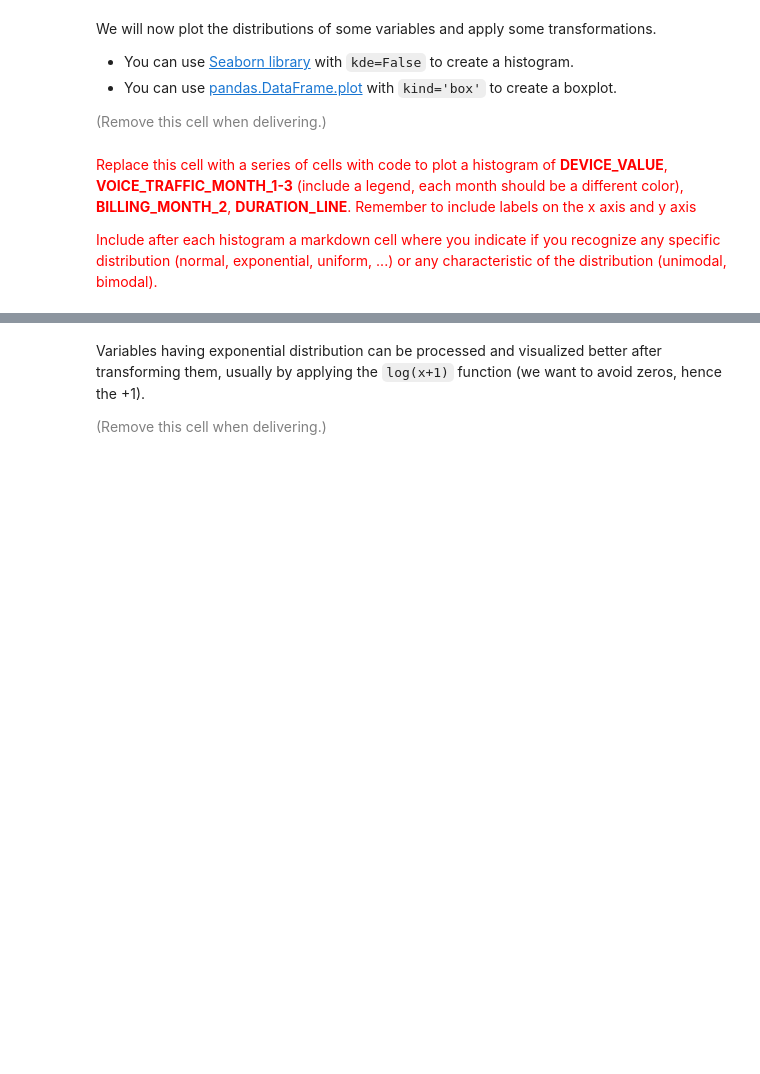
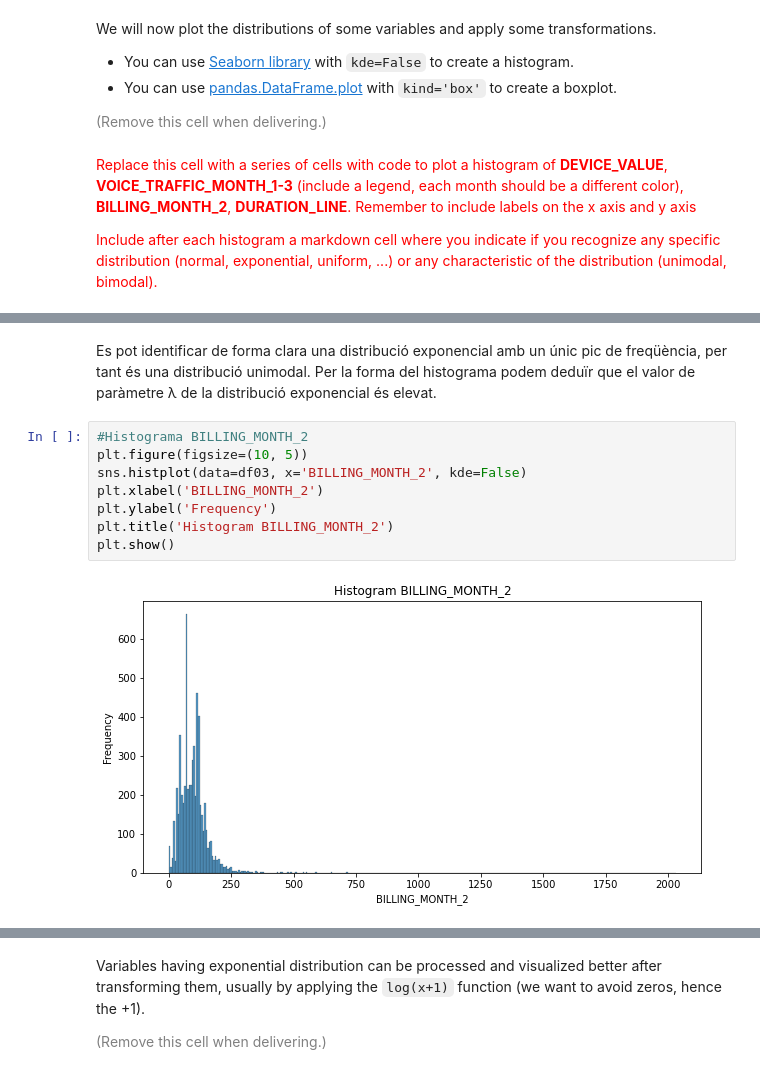
Before and after one commit to BernatQuintilla/data-mining-course, a Jupyter notebook: practicum/ps01_02/ps01_02_data_preparation.ipynb, the cells around one changed output, grey strips where cells are left out. Saved outputs shown, nothing was run; the diff lists cells and outputs as text; blank space fills up the shorter version.

```diff
--- a/practicum/ps01_02/ps01_02_data_preparation.ipynb
+++ b/practicum/ps01_02/ps01_02_data_preparation.ipynb
@@ -337,0 +407,12 @@ We will now plot the distributions of some variables and apply some transformati
+# %% [markdown]
+Es pot identificar de forma clara una distribució exponencial amb un únic pic de freqüència, per tant és una distribució unimodal. Per la forma del histograma podem deduïr que el valor de paràmetre &lambda; de la distribució exponencial és elevat.
+# %%
+#Histograma BILLING_MONTH_2
+plt.figure(figsize=(10, 5))
+sns.histplot(data=df03, x='BILLING_MONTH_2', kde=False)
+plt.xlabel('BILLING_MONTH_2')
+plt.ylabel('Frequency')
+plt.title('Histogram BILLING_MONTH_2')
+plt.show()
+# %% [output]
+[figure, added]
```
Also changed, not shown: parts of 14 cells of this notebook.
